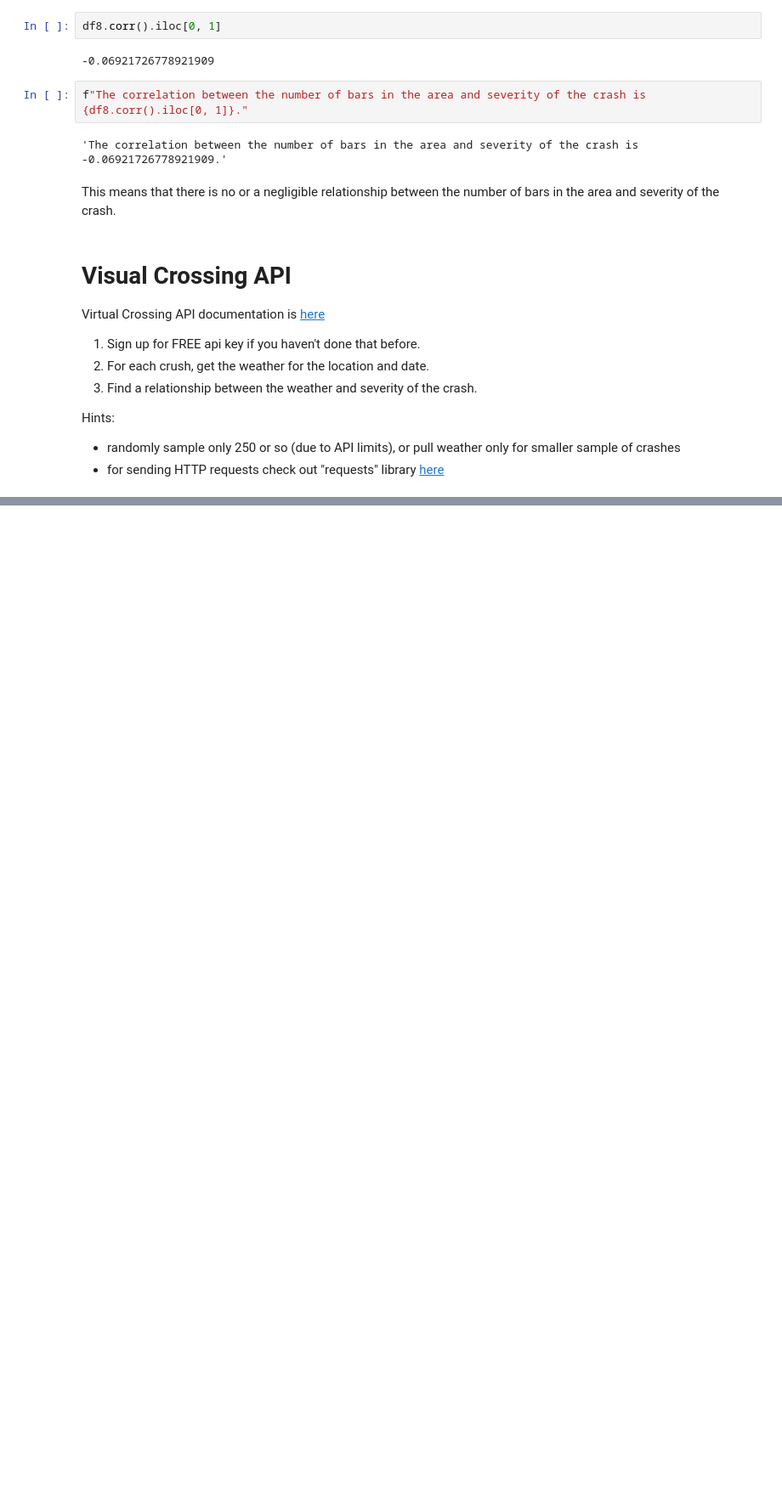
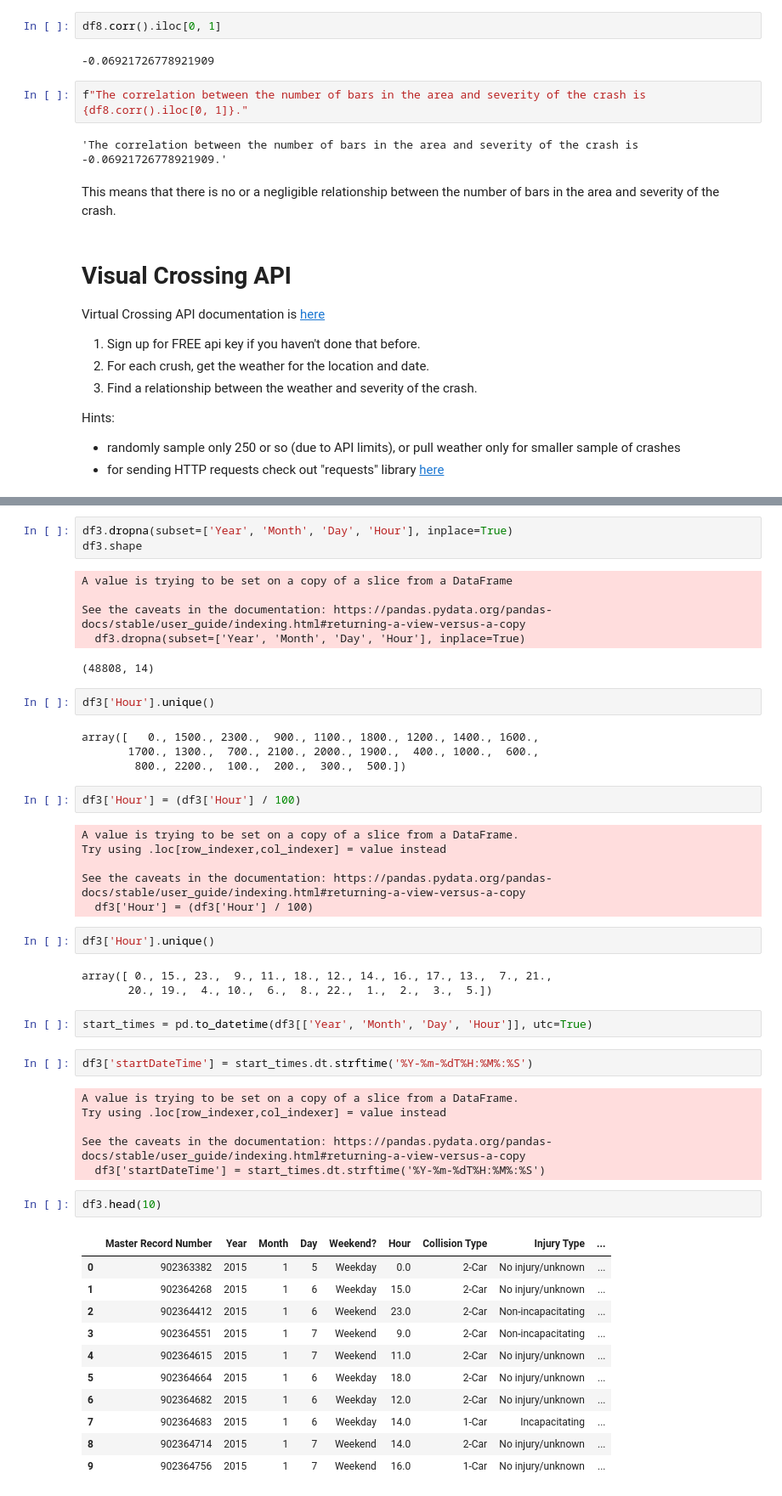
Before and after one commit to ryan-ferns/DS_auticon_week_2, a Jupyter notebook: project_I.ipynb, the cells around one changed output, grey strips where cells are left out. Shown: that part at 85% size. Cells and saved outputs as stored; diff of their text form; blank space fills up the shorter version.

```diff
--- a/project_I.ipynb
+++ b/project_I.ipynb
@@ -717,0 +754,52 @@ Hints:
+# %%
+df3.dropna(subset=['Year', 'Month', 'Day', 'Hour'], inplace=True)
+df3.shape
+# %% [output]
+A value is trying to be set on a copy of a slice from a DataFrame
+
+See the caveats in the documentation: https://pandas.pydata.org/pandas-docs/stable/user_guide/indexing.html#returning-a-view-versus-a-copy
+  df3.dropna(subset=['Year', 'Month', 'Day', 'Hour'], inplace=True)
+(48808, 14)
+# %%
+df3['Hour'].unique()
+# %% [output]
+array([   0., 1500., 2300.,  900., 1100., 1800., 1200., 1400., 1600.,
+       1700., 1300.,  700., 2100., 2000., 1900.,  400., 1000.,  600.,
+        800., 2200.,  100.,  200.,  300.,  500.])
+# %%
+df3['Hour'] = (df3['Hour'] / 100)
+# %% [output]
+A value is trying to be set on a copy of a slice from a DataFrame.
+Try using .loc[row_indexer,col_indexer] = value instead
+
+See the caveats in the documentation: https://pandas.pydata.org/pandas-docs/stable/user_guide/indexing.html#returning-a-view-versus-a-copy
+  df3['Hour'] = (df3['Hour'] / 100)
+# %%
+df3['Hour'].unique()
+# %% [output]
+array([ 0., 15., 23.,  9., 11., 18., 12., 14., 16., 17., 13.,  7., 21.,
+       20., 19.,  4., 10.,  6.,  8., 22.,  1.,  2.,  3.,  5.])
+# %%
+start_times = pd.to_datetime(df3[['Year', 'Month', 'Day', 'Hour']], utc=True)
+# %%
+df3['startDateTime'] = start_times.dt.strftime('%Y-%m-%dT%H:%M%:%S')
+# %% [output]
+A value is trying to be set on a copy of a slice from a DataFrame.
+Try using .loc[row_indexer,col_indexer] = value instead
+
+See the caveats in the documentation: https://pandas.pydata.org/pandas-docs/stable/user_guide/indexing.html#returning-a-view-versus-a-copy
+  df3['startDateTime'] = start_times.dt.strftime('%Y-%m-%dT%H:%M%:%S')
+# %%
+df3.head(10)
+# %% [output]
+|  | Master Record Number | Year | Month | Day | Weekend? | Hour | Collision Type | Injury Type | ... |
+| 0 | 902363382 | 2015 | 1 | 5 | Weekday | 0.0 | 2-Car | No injury/unknown | ... |
+| 1 | 902364268 | 2015 | 1 | 6 | Weekday | 15.0 | 2-Car | No injury/unknown | ... |
+| 2 | 902364412 | 2015 | 1 | 6 | Weekend | 23.0 | 2-Car | Non-incapacitating | ... |
+| 3 | 902364551 | 2015 | 1 | 7 | Weekend | 9.0 | 2-Car | Non-incapacitating | ... |
+| 4 | 902364615 | 2015 | 1 | 7 | Weekend | 11.0 | 2-Car | No injury/unknown | ... |
+| 5 | 902364664 | 2015 | 1 | 6 | Weekday | 18.0 | 2-Car | No injury/unknown | ... |
+| 6 | 902364682 | 2015 | 1 | 6 | Weekday | 12.0 | 2-Car | No injury/unknown | ... |
+| 7 | 902364683 | 2015 | 1 | 6 | Weekday | 14.0 | 1-Car | Incapacitating | ... |
+| 8 | 902364714 | 2015 | 1 | 7 | Weekend | 14.0 | 2-Car | No injury/unknown | ... |
+| 9 | 902364756 | 2015 | 1 | 7 | Weekend | 16.0 | 1-Car | No injury/unknown | ... |
```
Also changed, not shown: parts of 32 cells of this notebook.
